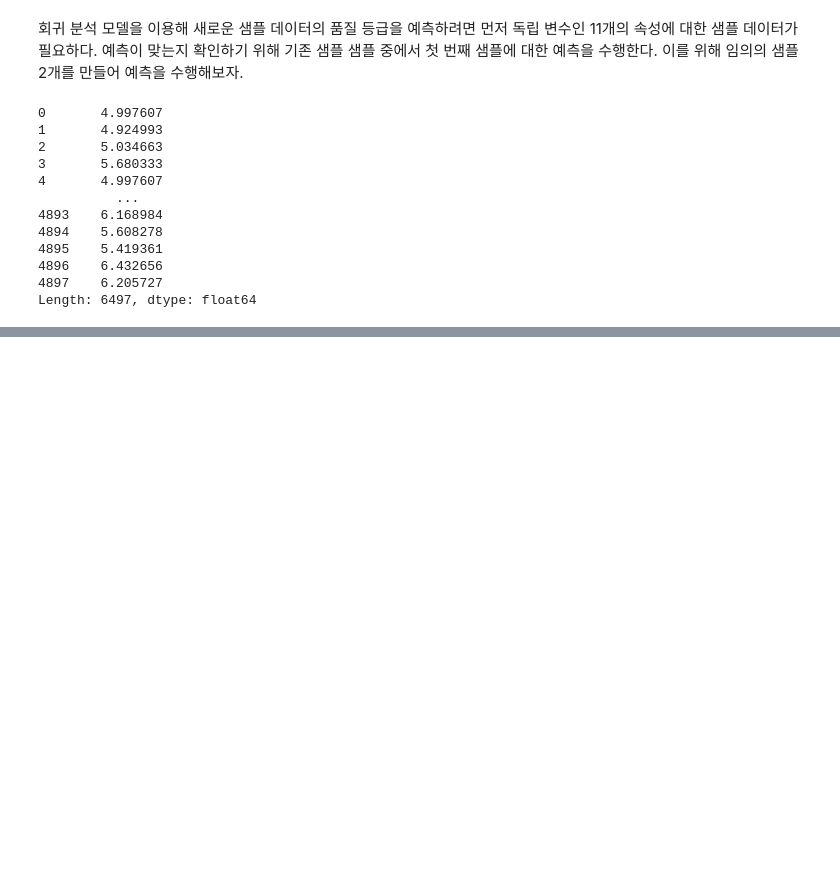
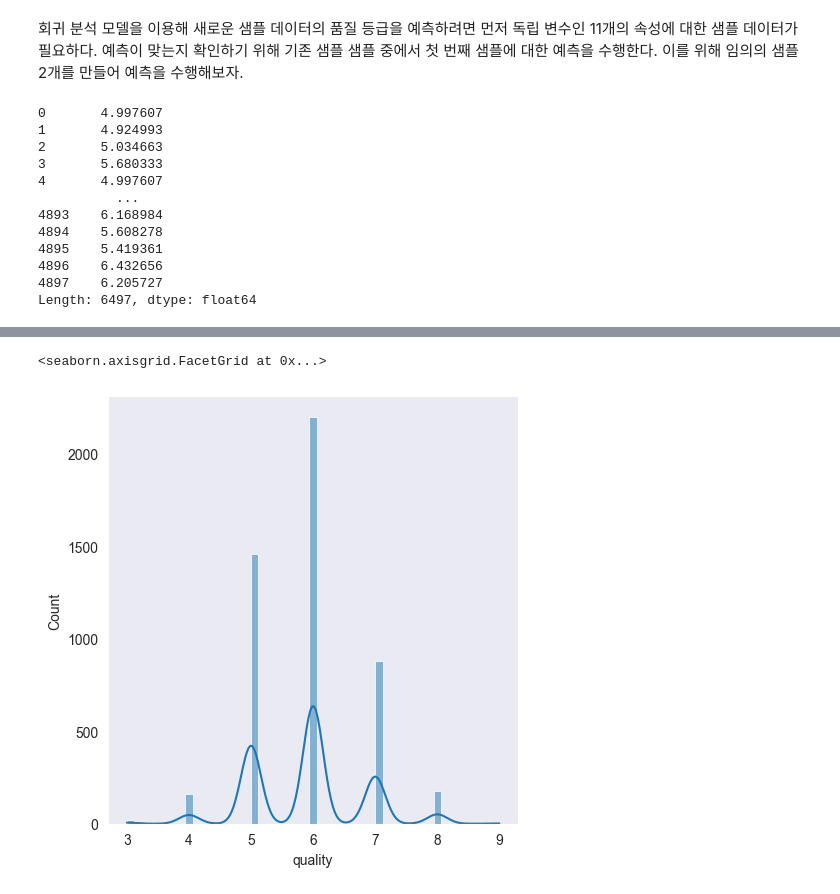
Before and after one commit to yooodleee/personal-study, a Jupyter notebook: data_analysis/bigdata_analysis/wine_quality_grade.ipynb, the cells around one changed output, grey strips where cells are left out. Cells and saved outputs as stored; diff of their text form; code cells hidden in the pictures; blank space fills up the shorter version.

```diff
--- a/data_analysis/bigdata_analysis/wine_quality_grade.ipynb
+++ b/data_analysis/bigdata_analysis/wine_quality_grade.ipynb
@@ -353,0 +413,9 @@ Length: 6497, dtype: float64
+# %%
+sns.displot(
+    white_wine_equality,
+    kde=True,
+    label='white wine',
+)
+# %% [output]
+<seaborn.axisgrid.FacetGrid at 0x...>
+[figure, added]
```
Also changed, not shown: parts of 25 cells of this notebook.
